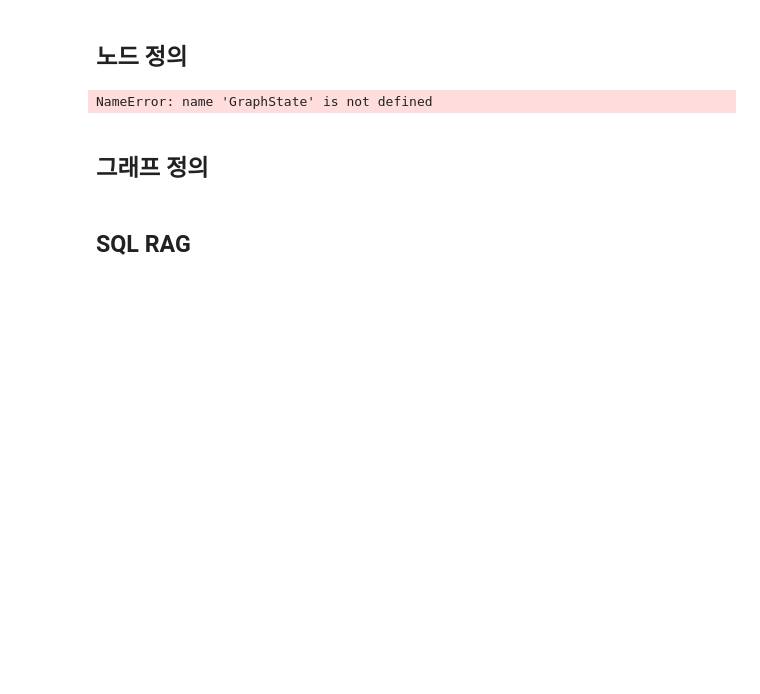
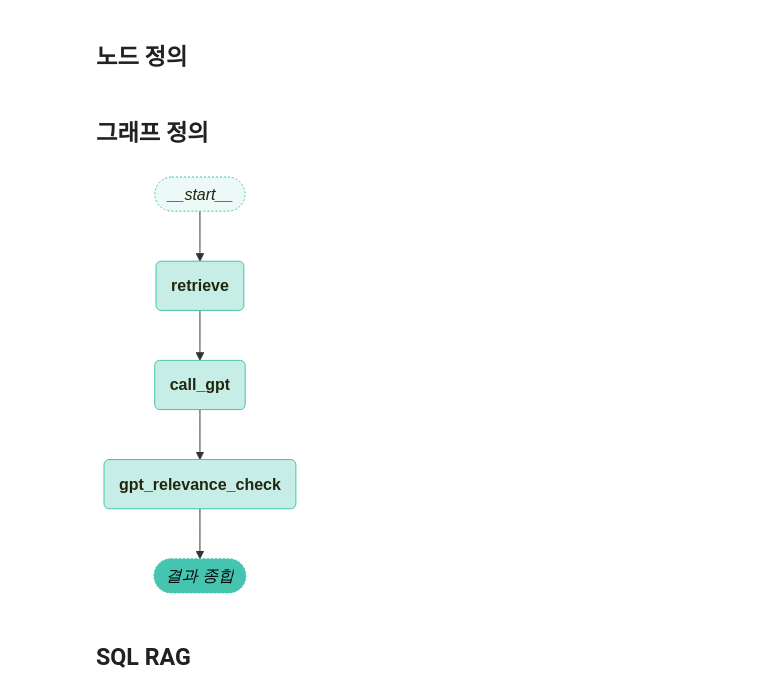
Before and after one commit to spectrakr/ai-study-2025, a Jupyter notebook: 05_LangGraph/ch2-structures/01-LangGraph-Building-Graphs.ipynb, the cells around one changed output. Cells and saved outputs as stored; diff of their text form; code cells hidden in the pictures; blank space fills up the shorter version.

```diff
--- a/05_LangGraph/ch2-structures/01-LangGraph-Building-Graphs.ipynb
+++ b/05_LangGraph/ch2-structures/01-LangGraph-Building-Graphs.ipynb
@@ -36,13 +36,13 @@ class GraphState(TypedDict):
 # %%
 def retrieve(state: GraphState) -> GraphState:
     # retrieve: 검색
-    documents = "검색된 문서"
+    documents = "검색된 문서 (retrieve)"
     return {"context": documents}
 
 
 def rewrite_query(state: GraphState) -> GraphState:
     # Query Transform: 쿼리 재작성
-    documents = "검색된 문서"
+    documents = "검색된 문서 (rewrite_query)"
     return GraphState(context=documents)
 
 
@@ -117,8 +117,6 @@ def decision(state: GraphState) -> GraphState:
         return "종료"
     else:
         return "재검색"
-# %% [output]
-NameError: name 'GraphState' is not defined
 # %% [markdown]
 ## 그래프 정의
 # %%
@@ -140,20 +138,20 @@ workflow.add_node("retrieve", retrieve)
 
 # workflow.add_node("rewrite_query", rewrite_query)  # (4)
 
-workflow.add_node("GPT 요청", llm_gpt_execute)
-# workflow.add_node("Claude 요청", llm_claude_execute)  # (3)
-workflow.add_node("GPT_relevance_check", relevance_check)
-# workflow.add_node("Claude_relevance_check", relevance_check)  # (3)
+workflow.add_node("call_gpt", llm_gpt_execute)
+# workflow.add_node("call_claude", llm_claude_execute)  # (3)
+workflow.add_node("gpt_relevance_check", relevance_check)
+# workflow.add_node("claude_relevance_check", relevance_check)  # (3)
 workflow.add_node("결과 종합", sum_up)
 
 # 각 노드들을 연결합니다.
-workflow.add_edge("retrieve", "GPT 요청")
-# workflow.add_edge("retrieve", "Claude 요청")  # (3)
+workflow.add_edge("retrieve", "call_gpt")
+# workflow.add_edge("retrieve", "call_claude")  # (3)
 # workflow.add_edge("rewrite_query", "retrieve")  # (4)
-workflow.add_edge("GPT 요청", "GPT_relevance_check")
-workflow.add_edge("GPT_relevance_check", "결과 종합")
-# workflow.add_edge("Claude 요청", "Claude_relevance_check")  # (3)
-# workflow.add_edge("Claude_relevance_check", "결과 종합")  # (3)
+workflow.add_edge("call_gpt", "gpt_relevance_check")
+workflow.add_edge("gpt_relevance_check", "결과 종합")
+# workflow.add_edge("call_claude", "claude_relevance_check")  # (3)
+# workflow.add_edge("claude_relevance_check", "결과 종합")  # (3)
 
 workflow.add_edge("결과 종합", END)  # (2) - off
 
@@ -161,33 +159,35 @@ workflow.add_edge("결과 종합", END)  # (2) - off
 # workflow.add_conditional_edges(
 #     "결과 종합",  # 관련성 체크 노드에서 나온 결과를 is_relevant 함수에 전달합니다.
 #     decision,
 #     {
 #         "재검색": "retrieve",  # 관련성이 있으면 종료합니다.
 #         "종료": END,  # 관련성 체크 결과가 모호하다면 다시 답변을 생성합니다.
 #     },
 # )
 
 # 조건부 엣지를 추가합니다. (4)
 # workflow.add_conditional_edges(
 #     "결과 종합",  # 관련성 체크 노드에서 나온 결과를 is_relevant 함수에 전달합니다.
 #     decision,
 #     {
 #         "재검색": "rewrite_query",  # 관련성이 있으면 종료합니다.
 #         "종료": END,  # 관련성 체크 결과가 모호하다면 다시 답변을 생성합니다.
 #     },
 # )
 
 # 시작점을 설정합니다.
 workflow.set_entry_point("retrieve")
 
 # 기록을 위한 메모리 저장소를 설정합니다.
 memory = MemorySaver()
 
 # 그래프를 컴파일합니다.
 app = workflow.compile(checkpointer=memory)
 
 # 그래프 시각화
 visualize_graph(app)
+# %% [output]
+[figure, added]
 # %% [markdown]
 ## SQL RAG
 # %%
```
Also changed, not shown: parts of 2 cells of this notebook, 15 other files.
